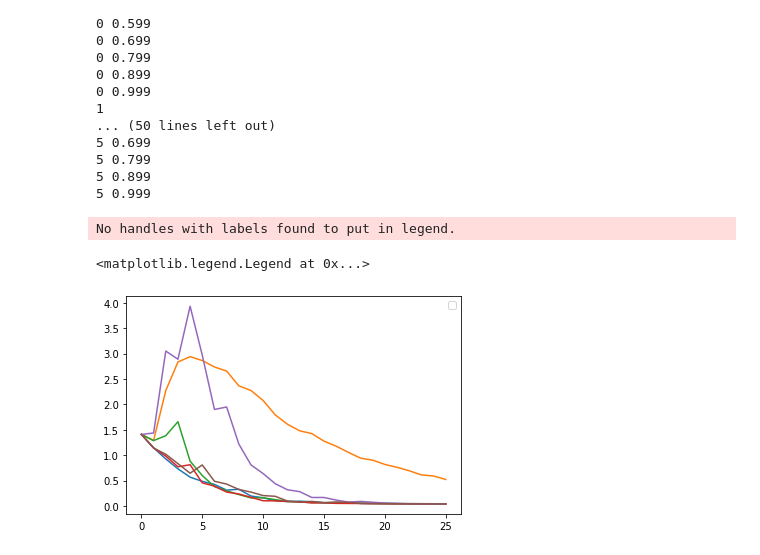
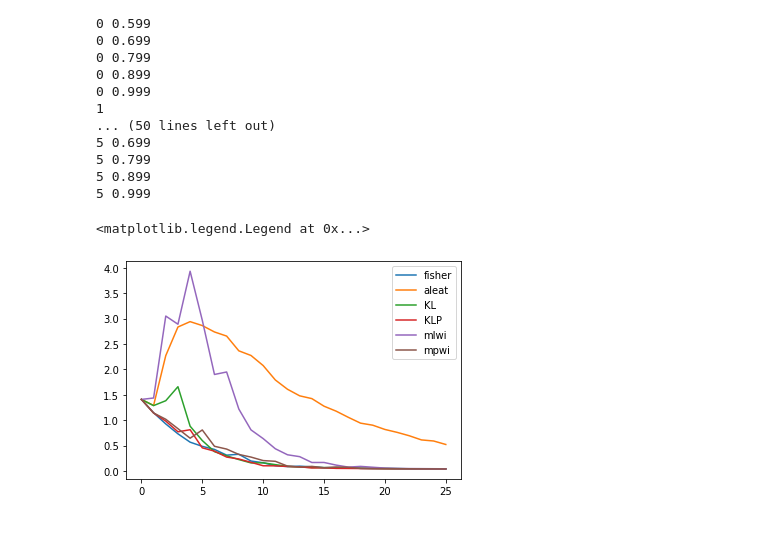
Before and after one commit to patriciagilavert/CAT-RL, a Jupyter notebook: KLP_v1.ipynb, the cells around one changed output. Saved outputs shown, nothing was run; the diff lists cells and outputs as text; code cells hidden in the pictures.

```diff
--- a/KLP_v1.ipynb
+++ b/KLP_v1.ipynb
@@ -484,13 +484,9 @@ for sc in range(0,nSC):
 5 0.899
 5 0.999
 # %%
-# labels = ["fisher","aleat","KL","KLP","mlwi","mpwi"]
-# label="labels"
-
 for sc in range(nSC):
   plt.plot(np.mean(globalMSE[sc][0],axis=0))
-plt.legend()
+plt.gca().legend(("fisher","aleat","KL","KLP","mlwi","mpwi"))
 # %% [output]
-No handles with labels found to put in legend.
+<matplotlib.legend.Legend at 0x...>
-<matplotlib.legend.Legend at 0x...>
-[figure, old version]
+[figure, new version]
```
